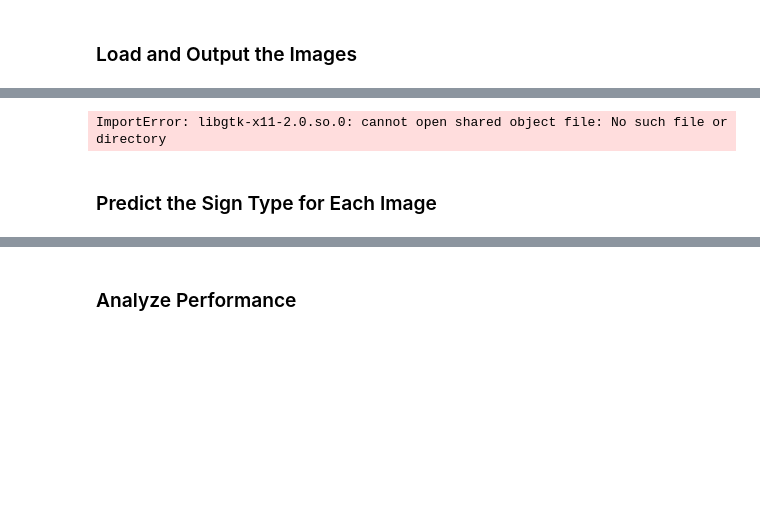
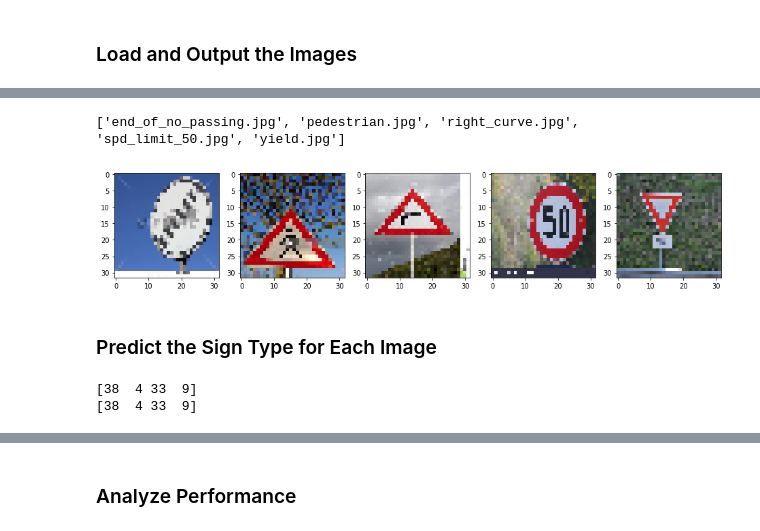
Before and after one commit to codezs09/self-driving-car-nd, a Jupyter notebook: CarND-Traffic-Sign-Classifier-Project/Traffic_Sign_Classifier.ipynb, the cells around one changed output, grey strips where cells are left out. Saved outputs shown, nothing was run; the diff lists cells and outputs as text; code cells hidden in the pictures; blank space fills up the shorter version.

```diff
--- a/CarND-Traffic-Sign-Classifier-Project/Traffic_Sign_Classifier.ipynb
+++ b/CarND-Traffic-Sign-Classifier-Project/Traffic_Sign_Classifier.ipynb
@@ -326,32 +319,35 @@ ImportError: libgtk-x11-2.0.so.0: cannot open shared object file: No such file o
 # %%
+### Load the images and plot them here.
+### Feel free to use as many code cells as needed.
+import cv2
+import os
+
 folder_dir = 'web_images/'
-file_list = os.listdir(folder_dir)
+file_list = sorted(os.listdir(folder_dir))
 print(file_list)
 file_len = len(file_list)
 
 # in define variable "X_web", the dtype is important, otherwise the image is wrong
 X_web = np.zeros((file_len, 32,32,3), dtype=np.uint8)
 
 # for loop, list all the images in the folder "./web_images/...", display accoridngly
 for i in range(file_len):
     raw_image = plt.imread(folder_dir+file_list[i])
     # read and resize the image to 32x32x3 RGB
     X_web[i] = cv2.resize(raw_image, (32,32))
 
 %matplotlib inline
 
 fig=plt.figure(figsize=(16, 16))
 columns = file_len
 rows = 1
 for i in range(file_len):
     fig.add_subplot(rows, columns, i+1)
     plt.imshow(X_web[i].squeeze())
 plt.show()
-
-# print(type(raw_image[10,10,1]))
-# print(type(image[1,10,10,1]))
 # %% [output]
-ImportError: libgtk-x11-2.0.so.0: cannot open shared object file: No such file or directory
+['end_of_no_passing.jpg', 'pedestrian.jpg', 'right_curve.jpg', 'spd_limit_50.jpg', 'yield.jpg']
+[figure, added]
 # %% [markdown]
 ### Predict the Sign Type for Each Image
 # %%
@@ -374,0 +360,12 @@ with tf.Session as sess:
+# %%
+# predict the sign type
+sign_No= tf.argmax(logits, 1)
+
+with tf.Session() as sess:
+    saver.restore(sess, tf.train.latest_checkpoint('.'))
+    sign_web = np.add( sess.run(sign_No, feed_dict={x: X_test[19:23]}), 0 )
+    print(sign_web)
+    print(y_test[19:23])
+# %% [output]
+[38  4 33  9]
+[38  4 33  9]
```
Also changed, not shown: parts of 7 cells of this notebook, 3 other files.
